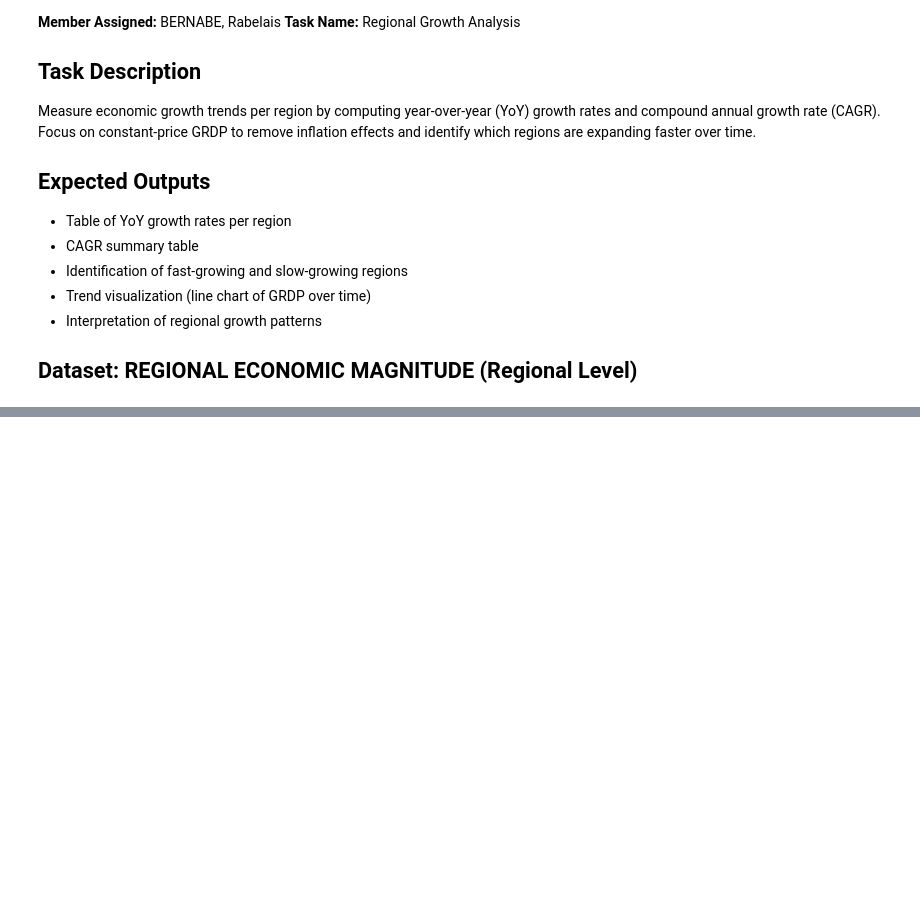
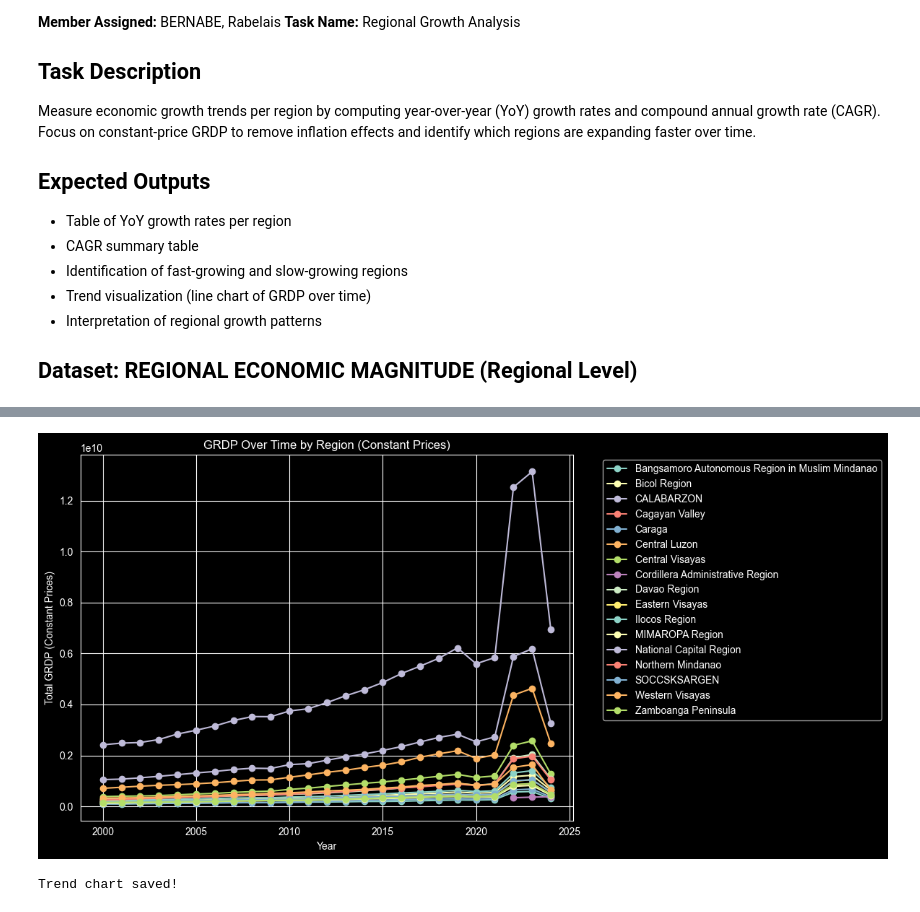
Before and after one commit to Llena-Anthony/9345-Prelim-Summative-Activity-TeamWPS, a Jupyter notebook: 04_Analysis/DS51_Regional_Growth/DS51_regional_growth_analysis.ipynb, the cells around one changed output, grey strips where cells are left out. Cells and saved outputs as stored; diff of their text form; code cells hidden in the pictures; blank space fills up the shorter version.

```diff
--- a/04_Analysis/DS51_Regional_Growth/DS51_regional_growth_analysis.ipynb
+++ b/04_Analysis/DS51_Regional_Growth/DS51_regional_growth_analysis.ipynb
@@ -148,0 +52,13 @@ print(f"\n GRDP trend figure saved at: {fig_file}")
+# %%
+# Load CSV (auto-detect)
+csv_files = list(CLEAN_DIR.glob("*.csv"))
+if not csv_files:
+    raise FileNotFoundError(f"No CSV file found in {CLEAN_DIR}")
+else:
+    csv_file = csv_files[0]
+    print(f"Loading CSV file: {csv_file.name}")
+
+df = pd.read_csv(csv_file)
+
+# Keep only constant-price GRDP
+df = df[df['Price_Type'].str.contains('Constant')].copy()
@@ -148,0 +67,7 @@ print(f"\n GRDP trend figure saved at: {fig_file}")
+# %%
+# Year-over-Year (YoY) Growth
+df['YoY_Growth'] = df.groupby('Region')['Total_GRDP'].pct_change() * 100
+
+yoy_table = df.pivot(index='Year', columns='Region', values='YoY_Growth')
+yoy_table.to_csv(OUT_TABLES / 'DS51_regional_economic_magnitude_YoY_Growth_Per_Region.csv')
+print("YoY table saved!")
@@ -148,0 +114,19 @@ print(f"\n GRDP trend figure saved at: {fig_file}")
+# %%
+# Trend Visualization
+plt.figure(figsize=(12, 6))
+for region in df['Region'].unique():
+    region_df = df[df['Region'] == region]
+    plt.plot(region_df['Year'], region_df['Total_GRDP'], marker='o', label=region)
+
+plt.title('GRDP Over Time by Region (Constant Prices)')
+plt.xlabel('Year')
+plt.ylabel('Total GRDP (Constant Prices)')
+plt.legend(bbox_to_anchor=(1.05, 1), loc='upper left')
+plt.grid(True)
+plt.tight_layout()
+plt.savefig(OUT_FIGS / 'DS51_regional_economic_magnitude_GRDP_Trend_Per_Region.png')
+plt.show()
+print("Trend chart saved!")
+# %% [output]
+[figure, added]
+Trend chart saved!
```
Also changed, not shown: parts of 8 cells of this notebook, 5 other files.
